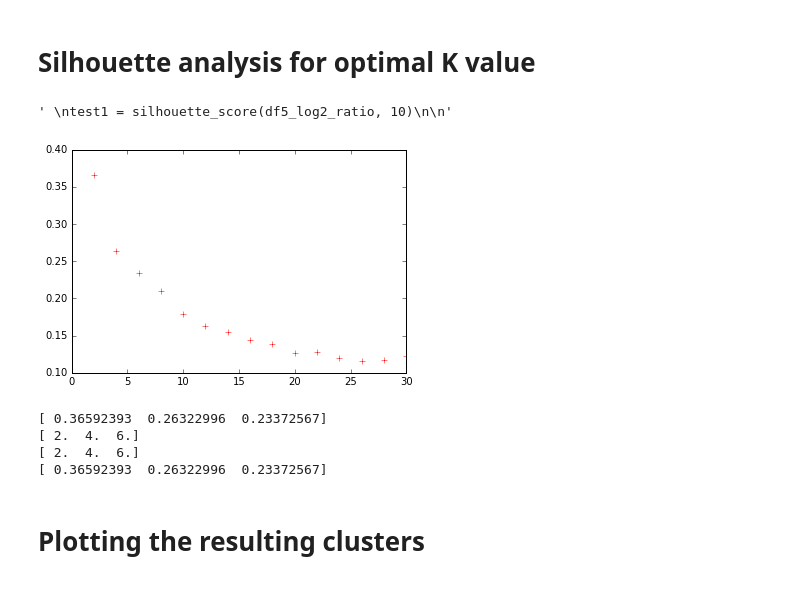
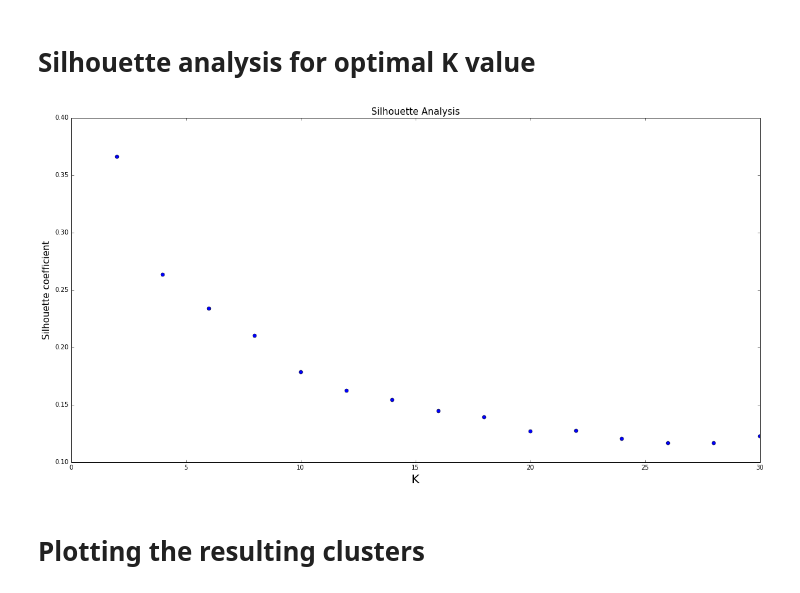
Before and after one commit to JiayuanGuo/Cu_transition_time_course-, a Jupyter notebook: Clustering_all_transcripts_via_K_means.ipynb, the cells around one changed output. Saved outputs shown, nothing was run; the diff lists cells and outputs as text; code cells hidden in the pictures.

Commit message:
finishing silhouetter analysis plots

```diff
--- a/Clustering_all_transcripts_via_K_means.ipynb
+++ b/Clustering_all_transcripts_via_K_means.ipynb
@@ -171,4 +168,0 @@ silhouette_ave
-# %%
-k_list = list(range(1,(10+1),2))
-
-k_list
@@ -217,50 +169,38 @@ df5_log2_ratio.values
 # %%
-df = df5_log2_ratio
-k = 15
-i = 15
+def silhouette_score_rev01(df,k):
 
-k_values_array = np.array([])
-silhouette_array = np.array([])
+    fig = plt.figure(figsize = (20, 10))
+    ax = fig.add_subplot(111)
 
-k_list = [2,4,6,8,10,12,14,16,18,20,22,24,26,28,30]
+    k_values_array = np.array([])
+    silhouette_array = np.array([])
+
+    #k_list = [2,4,6,8,10,12]
+    k_list = list(range(2,k+2,2))
+
+    for i in k_list:
+        #K-means for range of clusters
+        kmeans = KMeans(n_clusters=i, max_iter=300, random_state=3) #15 clusters and random_stat = 3 gives good cluster
+        kmeans.fit(df)
+        labels_kmeans = kmeans.labels_
+        #Silhouette score for every k computed
+        silhouette_ave = silhouette_score(df.values, labels_kmeans)
+
+        #x and y axis to plot k value and silhouette score
+        k_values_array = np.append(k_values_array, [int(i)])
+        silhouette_array = np.append(silhouette_array, [silhouette_ave])
 
 
-for i in k_list:
+    ax.set_ylabel("Silhouette coefficient", fontsize = 15)
+    ax.set_xlabel("K", fontsize = 20)
+    ax.set_title("Silhouette Analysis", fontsize = 15)
 
-    kmeans = KMeans(n_clusters=i, max_iter=300, random_state=3) #15 clusters and random_stat = 3 gives good cluster
-    kmeans.fit(df)
+    plt.plot(k_values_array, silhouette_array, "bo")
 
-    labels_kmeans = kmeans.labels_
+    fig.savefig("Silhouette Analysis.pdf")
 
-
-
-    silhouette_ave = silhouette_score(df.values, labels_kmeans)
-
-
-    k_values_array = np.append(k_values_array, [int(i)])
-    silhouette_array = np.append(silhouette_array, [silhouette_ave])
-
-
-
-plt.plot(k_values_array, silhouette_array, "r+")
-
-"""
-test1 = silhouette_score(df5_log2_ratio, 10)
-
-"""
+silhouette_score_rev01(df5_log2_ratio,30)
 # %% [output]
-' \ntest1 = silhouette_score(df5_log2_ratio, 10)\n\n'
-[figure, old version]
+[figure, new version]
 # %%
 plt.plot?
-# %%
-print(silhouette_array)
-print(k_values_array)
-
-print(k_values_array)
-print(silhouette_array)
-# %% [output]
-[ 0.36592393  0.26322996  0.23372567]
-[ 2.  4.  6.]
-[ 2.  4.  6.]
-[ 0.36592393  0.26322996  0.23372567]
```
Also changed, not shown: parts of 10 cells of this notebook.
